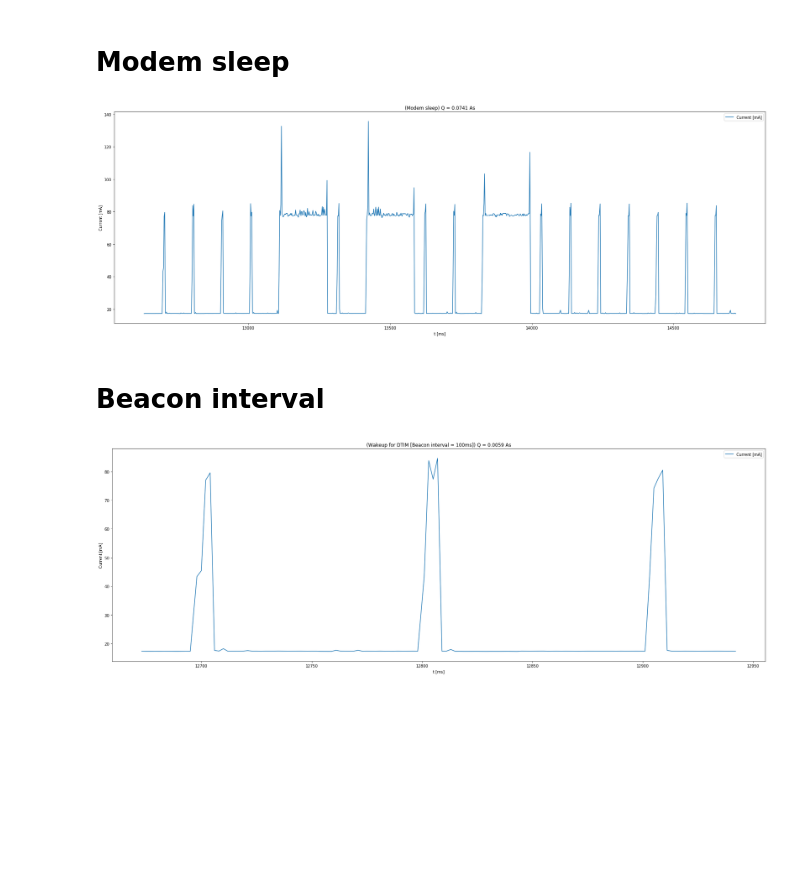
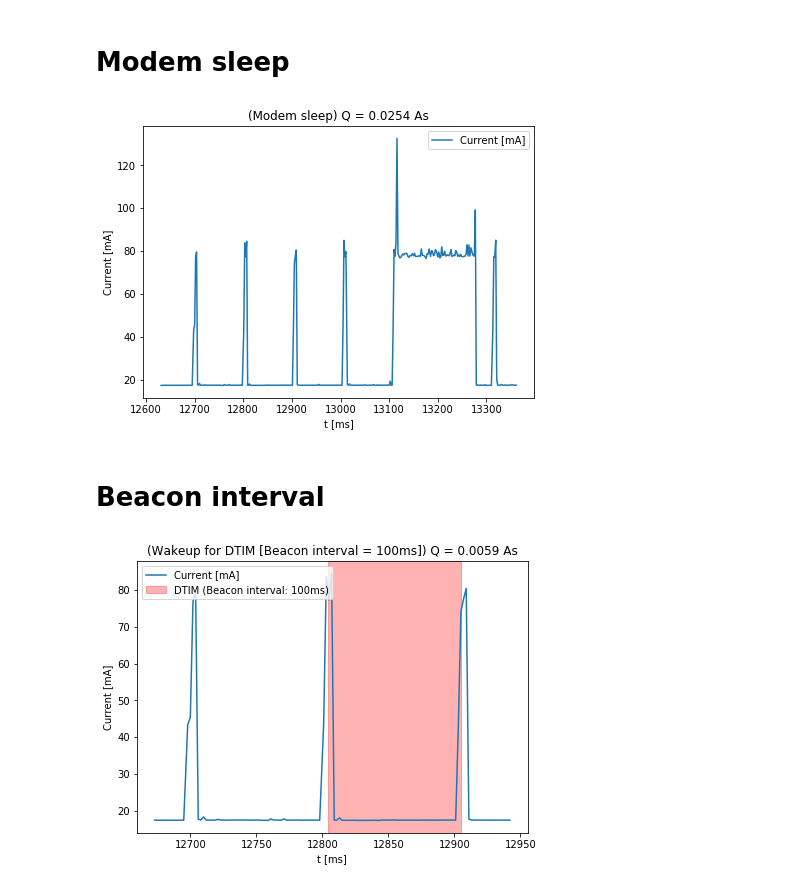
Before and after one commit to widmannthomas/dibse_integratives_gesamt_projekt, a Jupyter notebook: current_sensor/sleep_modes/sleep_modes.ipynb, the cells around one changed output. Cells and saved outputs as stored; diff of their text form; code cells hidden in the pictures; blank space fills up the shorter version.

```diff
--- a/current_sensor/sleep_modes/sleep_modes.ipynb
+++ b/current_sensor/sleep_modes/sleep_modes.ipynb
@@ -3,7 +3,7 @@ import pandas as pd
 from scipy import integrate
 import matplotlib.pyplot as plt
 
-plt.rcParams["figure.figsize"] = (30,10)
+plt.rcParams["figure.figsize"] = (7,5)
 # %% [markdown]
 # read the measurements file
 # %%
@@ -30,15 +30,15 @@ def calc_load_coulomb_str(df):
 # %% [markdown]
 # Modem sleep
 # %%
-df_modem_sleep = data_frame[3000:4000]
+df_modem_sleep = data_frame[3000:3350]
 plt.title("(Modem sleep) " + calc_load_coulomb_str(df_modem_sleep))
 plt.xlabel("t [ms]")
 plt.ylabel("Current [mA]")
 plt.plot(df_modem_sleep.time_ms[:, None], df_modem_sleep.current_mA[:, None], label="Current [mA]")
 plt.legend()
 plt.show()
 # %% [output]
-[figure, old version]
+[figure, new version]
 # %% [markdown]
 # Beacon interval
 # %%
@@ -47,7 +47,8 @@ plt.title("(Wakeup for DTIM [Beacon interval = 100ms]) " + calc_load_coulomb_str
 plt.xlabel("t [ms]")
 plt.ylabel("Current [mA]")
 plt.plot(df_dtim.time_ms[:, None], df_dtim.current_mA[:, None], label="Current [mA]")
-plt.legend()
+plt.axvspan(12804, 12905, color='red', alpha=0.3, label="DTIM (Beacon interval: 100ms)")
+plt.legend(loc="upper left")
 plt.show()
 # %% [output]
-[figure, old version]
+[figure, new version]
```
Also changed, not shown: parts of 6 cells of this notebook, 15 other files.
